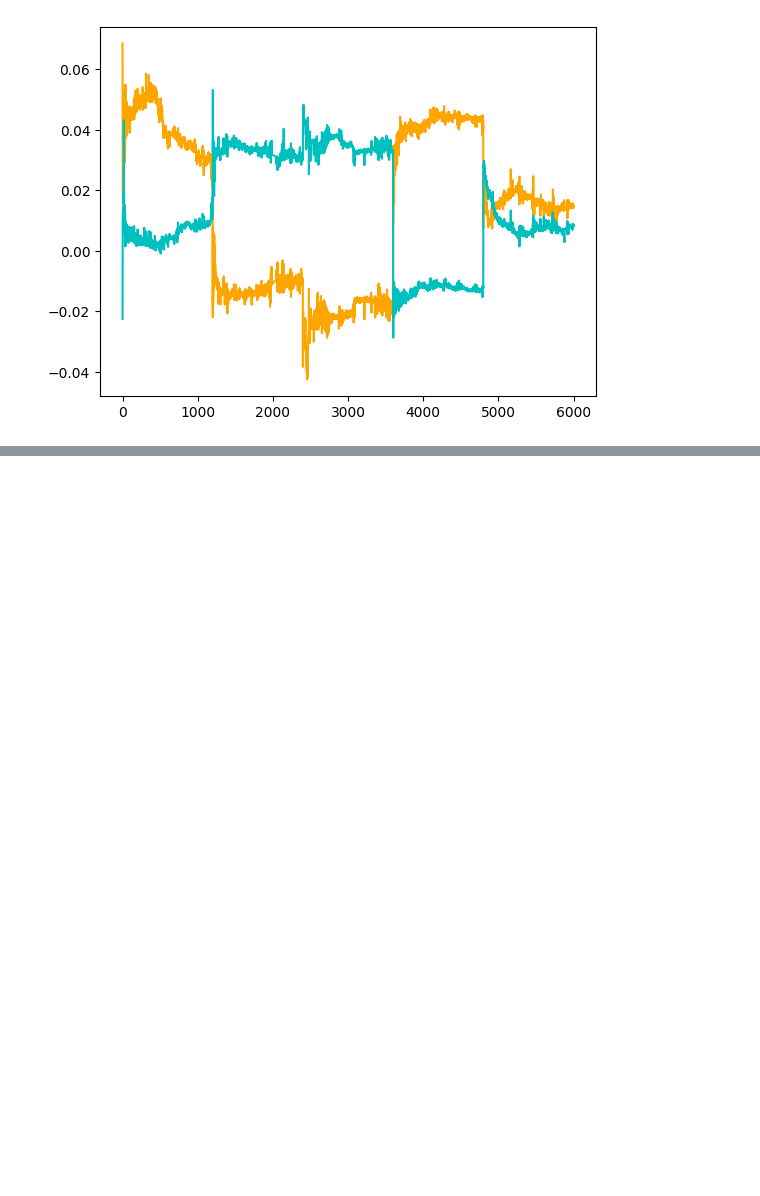
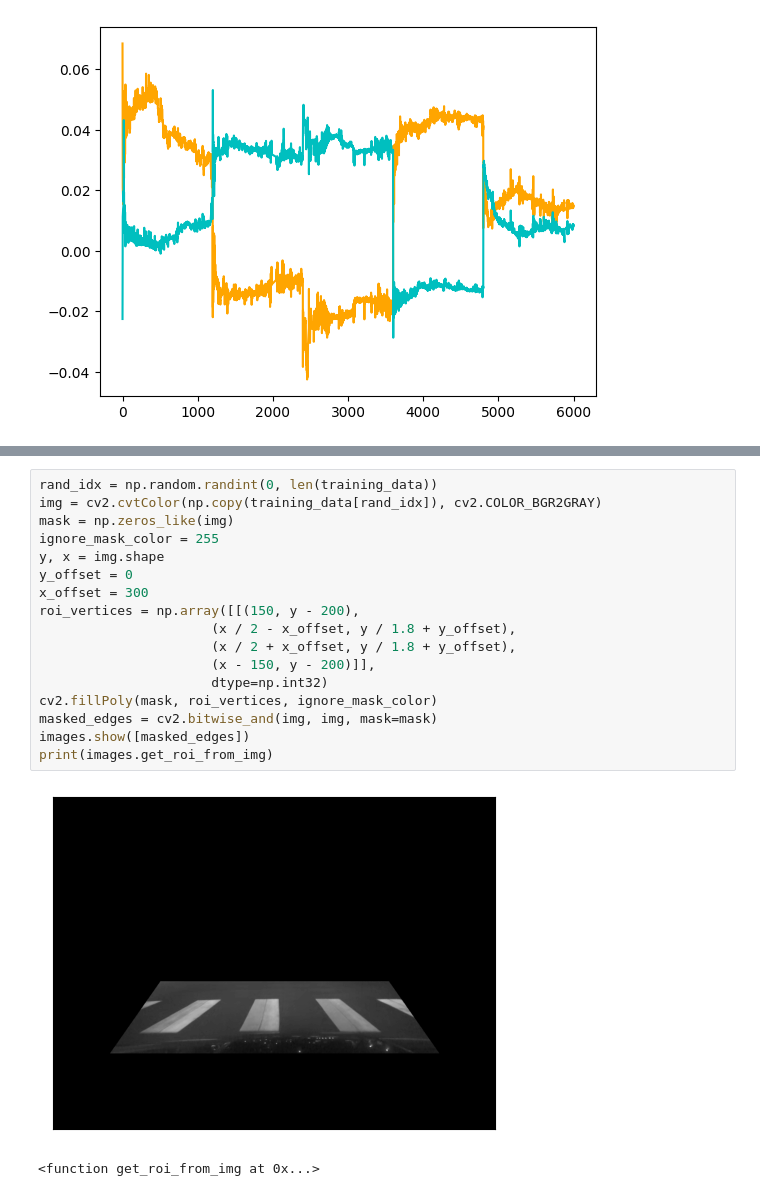
Before and after one commit to connor-henderson/calib_challenge, a Jupyter notebook: eda.ipynb, the cells around one changed output, grey strips where cells are left out. Cells and saved outputs as stored; diff of their text form; blank space fills up the shorter version.

```diff
--- a/eda.ipynb
+++ b/eda.ipynb
@@ -166,0 +211,20 @@ plt.plot(range(count), train_pitch_labels, label='pitch-train', color='c')
+# %%
+rand_idx = np.random.randint(0, len(training_data))
+img = cv2.cvtColor(np.copy(training_data[rand_idx]), cv2.COLOR_BGR2GRAY)
+mask = np.zeros_like(img)
+ignore_mask_color = 255
+y, x = img.shape
+y_offset = 0
+x_offset = 300
+roi_vertices = np.array([[(150, y - 200),
+                      (x / 2 - x_offset, y / 1.8 + y_offset),
+                      (x / 2 + x_offset, y / 1.8 + y_offset),
+                      (x - 150, y - 200)]],
+                      dtype=np.int32)
+cv2.fillPoly(mask, roi_vertices, ignore_mask_color)
+masked_edges = cv2.bitwise_and(img, img, mask=mask)
+images.show([masked_edges])
+print(images.get_roi_from_img)
+# %% [output]
+[figure, added]
+<function get_roi_from_img at 0x...>
```
Also changed, not shown: parts of 8 cells of this notebook, 2 other files.
